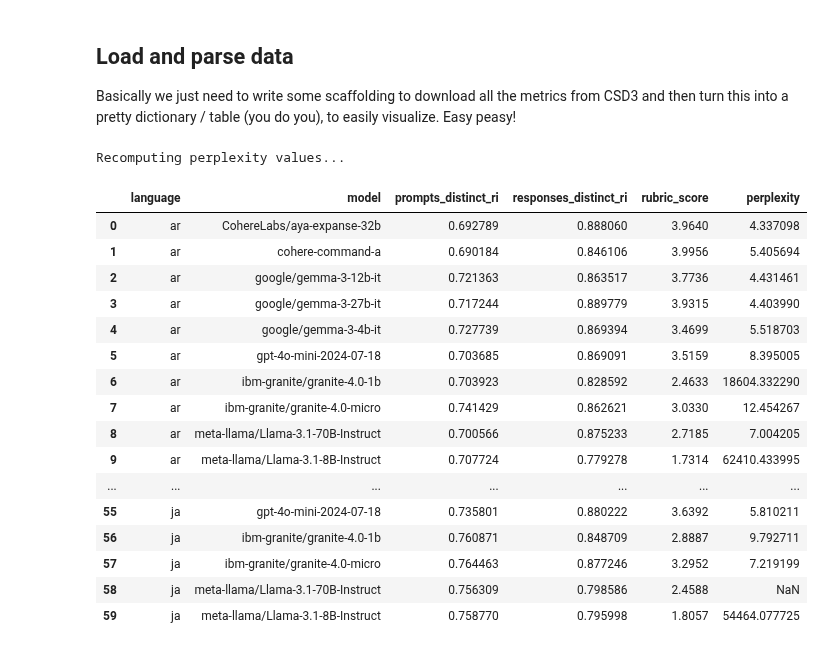
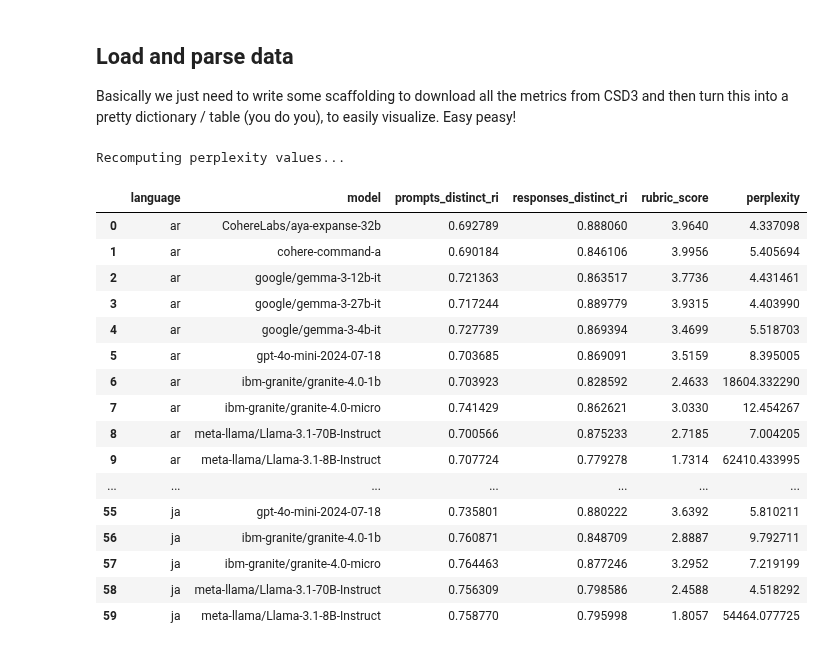
Before and after one commit to ljvmiranda921/polyglot-teachers, a Jupyter notebook: notebooks/2025-11-24-data-quality-metrics/01_load_and_parse_data.ipynb, the cells around one changed output. Saved outputs shown, nothing was run; the diff lists cells and outputs as text; code cells hidden in the pictures.

```diff
--- a/notebooks/2025-11-24-data-quality-metrics/01_load_and_parse_data.ipynb
+++ b/notebooks/2025-11-24-data-quality-metrics/01_load_and_parse_data.ipynb
@@ -146,34 +146,38 @@ for idx, row in df.iterrows():
         else:
             val = item
 
         if val is not None and not (isinstance(val, float) and np.isnan(val)):
             values.append(val)
 
     # Compute mean or set to NaN if no valid values
     if values:
         df.at[idx, "perplexity"] = np.mean(values)
     else:
         df.at[idx, "perplexity"] = np.nan
 
+# Manually set perplexity for Japanese + Llama 70B
+mask = (df["language"] == "ja") & (df["model"] == "meta-llama/Llama-3.1-70B-Instruct")
+df.loc[mask, "perplexity"] = 4.518292
+
 df
 # %% [output]
 Recomputing perplexity values...
 |  | language | model | prompts_distinct_ri | responses_distinct_ri | rubric_score | perplexity |
 | 0 | ar | CohereLabs/aya-expanse-32b | 0.692789 | 0.888060 | 3.9640 | 4.337098 |
 | 1 | ar | cohere-command-a | 0.690184 | 0.846106 | 3.9956 | 5.405694 |
 | 2 | ar | google/gemma-3-12b-it | 0.721363 | 0.863517 | 3.7736 | 4.431461 |
 | 3 | ar | google/gemma-3-27b-it | 0.717244 | 0.889779 | 3.9315 | 4.403990 |
 | 4 | ar | google/gemma-3-4b-it | 0.727739 | 0.869394 | 3.4699 | 5.518703 |
 | 5 | ar | gpt-4o-mini-2024-07-18 | 0.703685 | 0.869091 | 3.5159 | 8.395005 |
 | 6 | ar | ibm-granite/granite-4.0-1b | 0.703923 | 0.828592 | 2.4633 | 18604.332290 |
 | 7 | ar | ibm-granite/granite-4.0-micro | 0.741429 | 0.862621 | 3.0330 | 12.454267 |
 | 8 | ar | meta-llama/Llama-3.1-70B-Instruct | 0.700566 | 0.875233 | 2.7185 | 7.004205 |
 | 9 | ar | meta-llama/Llama-3.1-8B-Instruct | 0.707724 | 0.779278 | 1.7314 | 62410.433995 |
 | ... | ... | ... | ... | ... | ... | ... |
 | 55 | ja | gpt-4o-mini-2024-07-18 | 0.735801 | 0.880222 | 3.6392 | 5.810211 |
 | 56 | ja | ibm-granite/granite-4.0-1b | 0.760871 | 0.848709 | 2.8887 | 9.792711 |
 | 57 | ja | ibm-granite/granite-4.0-micro | 0.764463 | 0.877246 | 3.2952 | 7.219199 |
-| 58 | ja | meta-llama/Llama-3.1-70B-Instruct | 0.756309 | 0.798586 | 2.4588 | NaN |
+| 58 | ja | meta-llama/Llama-3.1-70B-Instruct | 0.756309 | 0.798586 | 2.4588 | 4.518292 |
 | 59 | ja | meta-llama/Llama-3.1-8B-Instruct | 0.758770 | 0.795998 | 1.8057 | 54464.077725 |
 # %%
 df.to_json("./data/compiled_intrinsic_metrics.jsonl", orient="records", lines=True)
```
Also changed, not shown: 3 other files.
